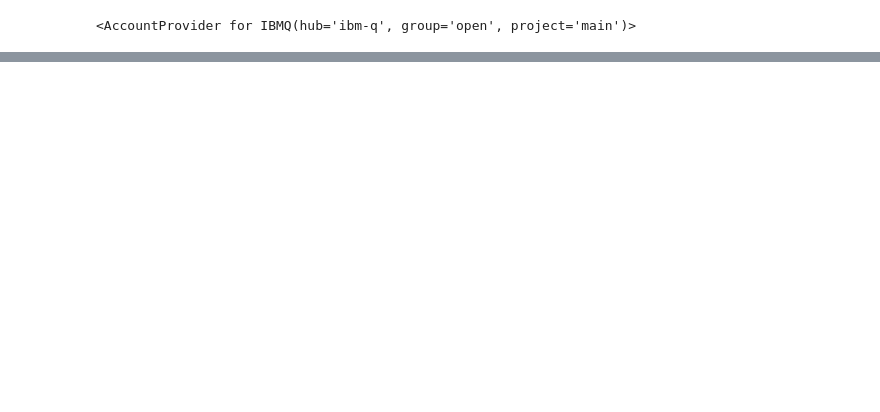
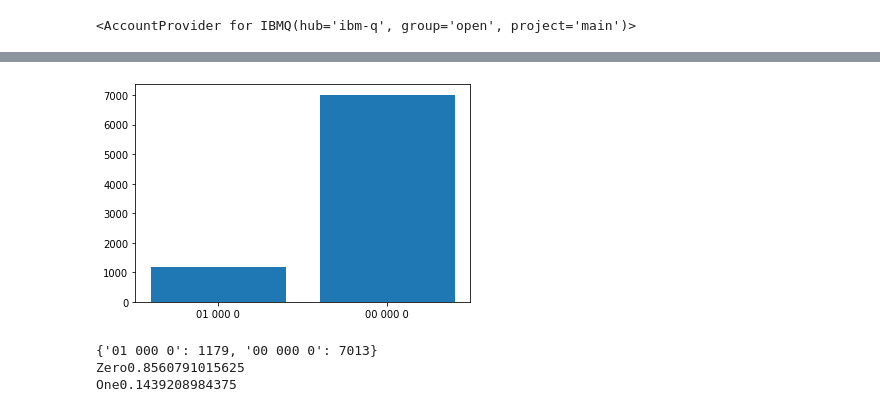
Before and after one commit to trasousa/QCHEQUE_exp_realization, a Jupyter notebook: qcheque.ipynb, the cells around one changed output, grey strips where cells are left out. Cells and saved outputs as stored; diff of their text form; code cells hidden in the pictures; blank space fills up the shorter version.

```diff
--- a/qcheque.ipynb
+++ b/qcheque.ipynb
@@ -60,11 +61,11 @@ def execute_locally(qc, draw_circuit=False):
     print("simulation: \n\n", result_counts)
     show_results(result_counts)
 # %%
-provider = IBMQ.get_provider(hub='ibm-q')
+provider = IBMQ.get_provider(hub='ibm-q-minho', group='academicprojects', project='quantalab')
 provider.backends()
 physical_devices = provider.backends(simulator=False, operational=True)
 for backend in physical_devices:
     print(backend.status())
-backend = least_busy(physical_devices)
+backend = provider.get_backend('ibmq_johannesburg')
 print (backend);
 real_device = backend
@@ -87,0 +152,9 @@ qc.measure(qr[2],cr[2])
+# %%
+job = execute(cheque,backend, shots=8192)
+D = job.result().get_counts()
+show_results(D)
+# %% [output]
+[figure, added]
+{'01 000 0': 1179, '00 000 0': 7013}
+Zero0.8560791015625
+One0.1439208984375
```
Also changed, not shown: parts of 18 cells of this notebook.
